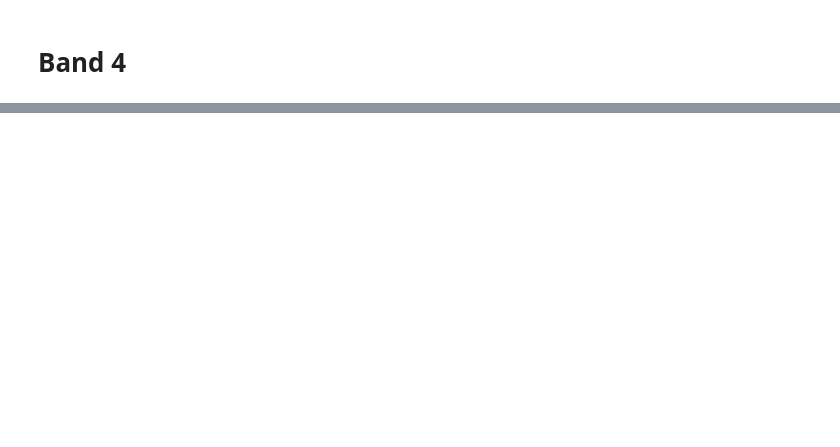
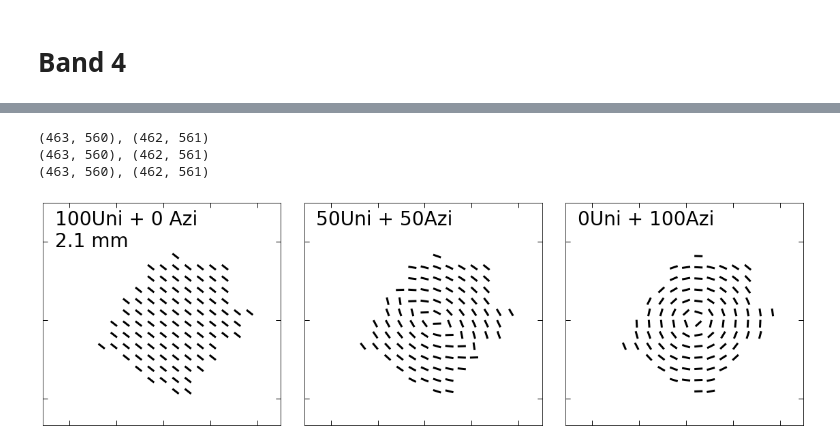
Before and after one commit to audreyburggraf/MastersThesis, a Jupyter notebook: PLOTTING C29 989/MakingFigures/RatioModelFigure.ipynb, the cells around one changed output, grey strips where cells are left out. Saved outputs shown, nothing was run; the diff lists cells and outputs as text; code cells hidden in the pictures; blank space fills up the shorter version.

```diff
--- a/PLOTTING C29 989/MakingFigures/RatioModelFigure.ipynb
+++ b/PLOTTING C29 989/MakingFigures/RatioModelFigure.ipynb
@@ -80,0 +171,19 @@ fig.savefig(writeup_image_folder_path + '/Ratio/RatioExamplesTest_Band4.pdf',
+# %%
+fig, axes = PlotRatioExample('Band 4 nterms2', StokesI_wcs_Band4_nterms2,
+                             vector_data_plotting_grid_BAND4_nterms2,
+                             xmin, xmax, ymin, ymax,
+                              fig_x_size = 20,
+                              fig_y_size = 6,
+                              xy_axes = False)
+
+fig.subplots_adjust(wspace= 0.1)
+
+
+fig.savefig(writeup_image_folder_path + '/Ratio/RatioExamplesTest_Band4_NoAxes.pdf',
+            dpi=300,
+            bbox_inches='tight')
+# %% [output]
+(463, 560), (462, 561)
+(463, 560), (462, 561)
+(463, 560), (462, 561)
+[figure, added]
```
Also changed, not shown: parts of 6 cells of this notebook, 29 other files.
